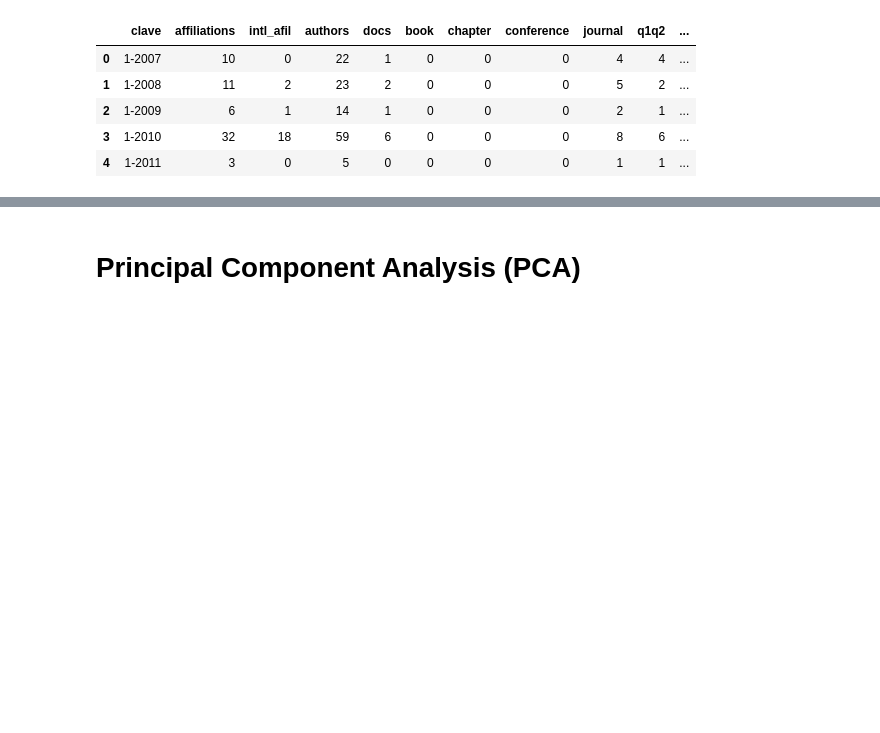
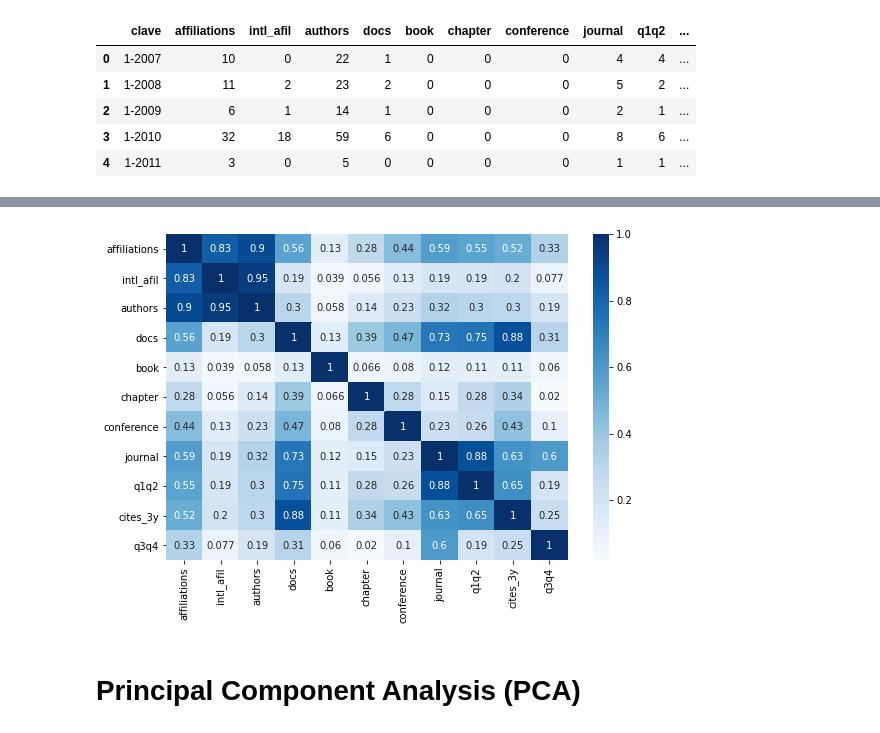
Before and after one commit to sharifnasser/ML-second-midterm, a Jupyter notebook: mid_term.ipynb, the cells around one changed output, grey strips where cells are left out. Cells and saved outputs as stored; diff of their text form; code cells hidden in the pictures; blank space fills up the shorter version.

Commit message:
Add data visualization

```diff
--- a/mid_term.ipynb
+++ b/mid_term.ipynb
@@ -21,3 +55,10 @@ df.head()
+# %%
+f, ax = plt.subplots(figsize=(9, 6))
+corr_matrix = df.corr()
+sns.heatmap(corr_matrix, annot=True, ax=ax, cmap=plt.cm.Blues)
+plt.show()
+# %% [output]
+[figure, added]
 # %%
 X = df.iloc[:,1:11].values
 y = df.iloc[:,0].values
```
Also changed, not shown: parts of 2 cells of this notebook.
